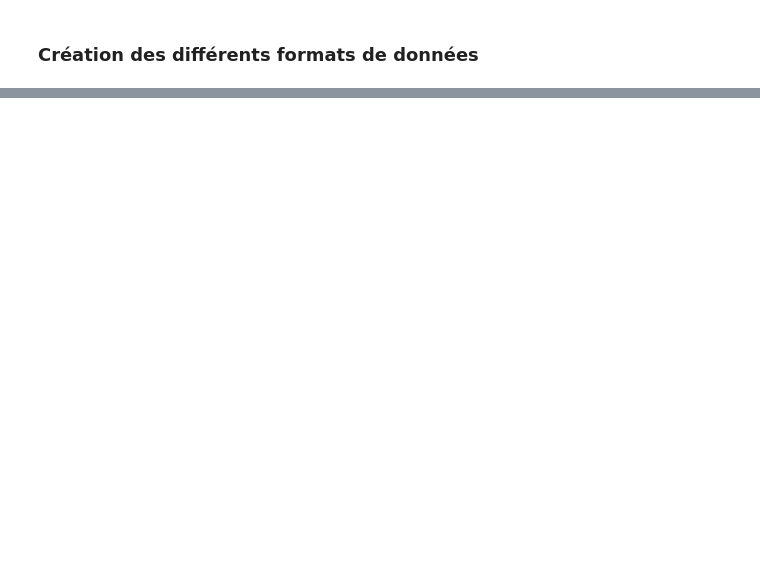
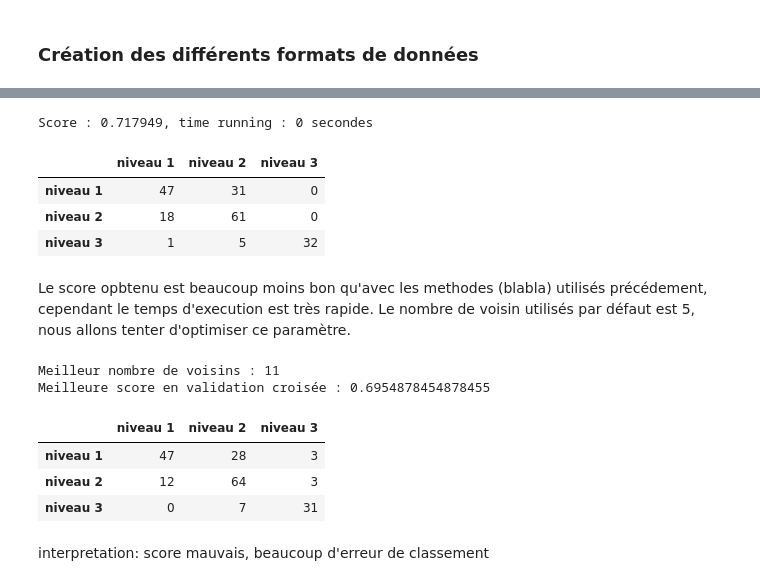
Before and after one commit to Dorianhgn/ProjetML4A, a Jupyter notebook: Experience_Level/Lise/python.ipynb, the cells around one changed output, grey strips where cells are left out. Saved outputs shown, nothing was run; the diff lists cells and outputs as text; code cells hidden in the pictures; blank space fills up the shorter version.

```diff
--- a/Experience_Level/Lise/python.ipynb
+++ b/Experience_Level/Lise/python.ipynb
@@ -112,0 +419,48 @@ print("Matrice réponse(Keras) : " + str(Y_train_dummies.shape))
+# %%
+from sklearn.neighbors import KNeighborsClassifier
+ts=time.time()
+method=KNeighborsClassifier(n_jobs=-1)
+method.fit(X_train_exp_level_dummies, y_train_exp_level)
+score = method.score(np.array(X_test_exp_level_dummies),y_test_exp_level)
+ypred = method.predict(np.array(X_test_exp_level_dummies))
+te=time.time()
+t_total = te-ts
+# %%
+print("Score : %f, time running : %d secondes" %(score, te-ts))
+pd.DataFrame(confusion_matrix(y_test_exp_level, ypred), index = labels, columns=labels)
+# %% [output]
+Score : 0.717949, time running : 0 secondes
+|  | niveau 1 | niveau 2 | niveau 3 |
+| niveau 1 | 47 | 31 | 0 |
+| niveau 2 | 18 | 61 | 0 |
+| niveau 3 | 1 | 5 | 32 |
+# %% [markdown]
+Le score opbtenu est beaucoup moins bon qu'avec les methodes (blabla) utilisés précédement, cependant le temps d'execution est très rapide. Le nombre de voisin utilisés par défaut est 5, nous allons tenter d'optimiser ce paramètre.
+# %%
+from sklearn.model_selection import GridSearchCV
+ts=time.time()
+
+param_grid = {'n_neighbors': list(range(1, 16))}  # Tester de 1 à 15 voisins
+
+method=KNeighborsClassifier(n_jobs=-1)
+kn= GridSearchCV(method, param_grid, cv=10, scoring='accuracy')# recherche par validation croisée
+knOpt=kn.fit(np.array(X_train_exp_level_dummies), y_train_exp_level)  # Assurez-vous que X_train_np est bien un np.array
+
+te=time.time()
+t_total=te-ts
+
+print("Meilleur nombre de voisins :", knOpt.best_params_['n_neighbors']) #paramètre trouvé
+print("Meilleure score en validation croisée :", knOpt.best_score_) #score généralisation
+# %% [output]
+Meilleur nombre de voisins : 11
+Meilleure score en validation croisée : 0.6954878454878455
+# %%
+yChap=knOpt.predict(np.array(X_test_exp_level_dummies))
+pd.DataFrame(confusion_matrix(y_test_exp_level, yChap), index = labels, columns=labels)
+# %% [output]
+|  | niveau 1 | niveau 2 | niveau 3 |
+| niveau 1 | 47 | 28 | 3 |
+| niveau 2 | 12 | 64 | 3 |
+| niveau 3 | 0 | 7 | 31 |
+# %% [markdown]
+interpretation: score mauvais, beaucoup d'erreur de classement
```
Also changed, not shown: parts of 55 cells of this notebook, 2 other files.
